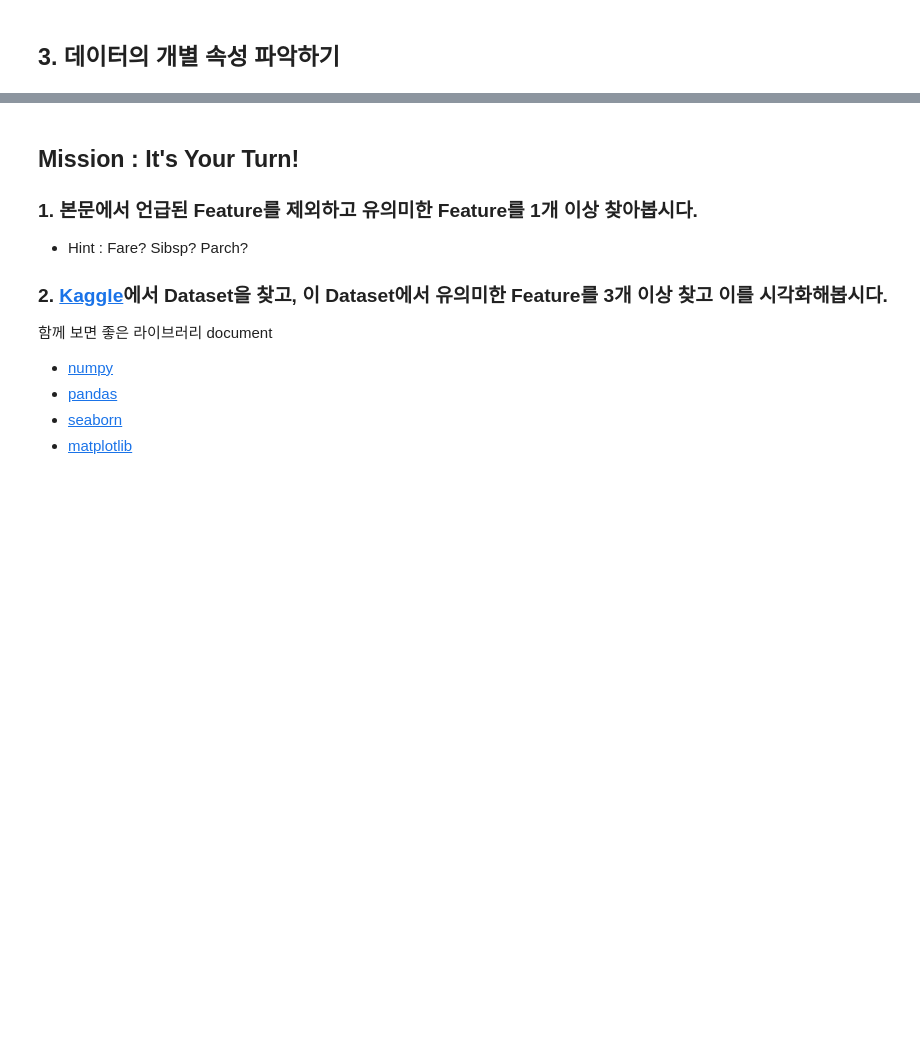
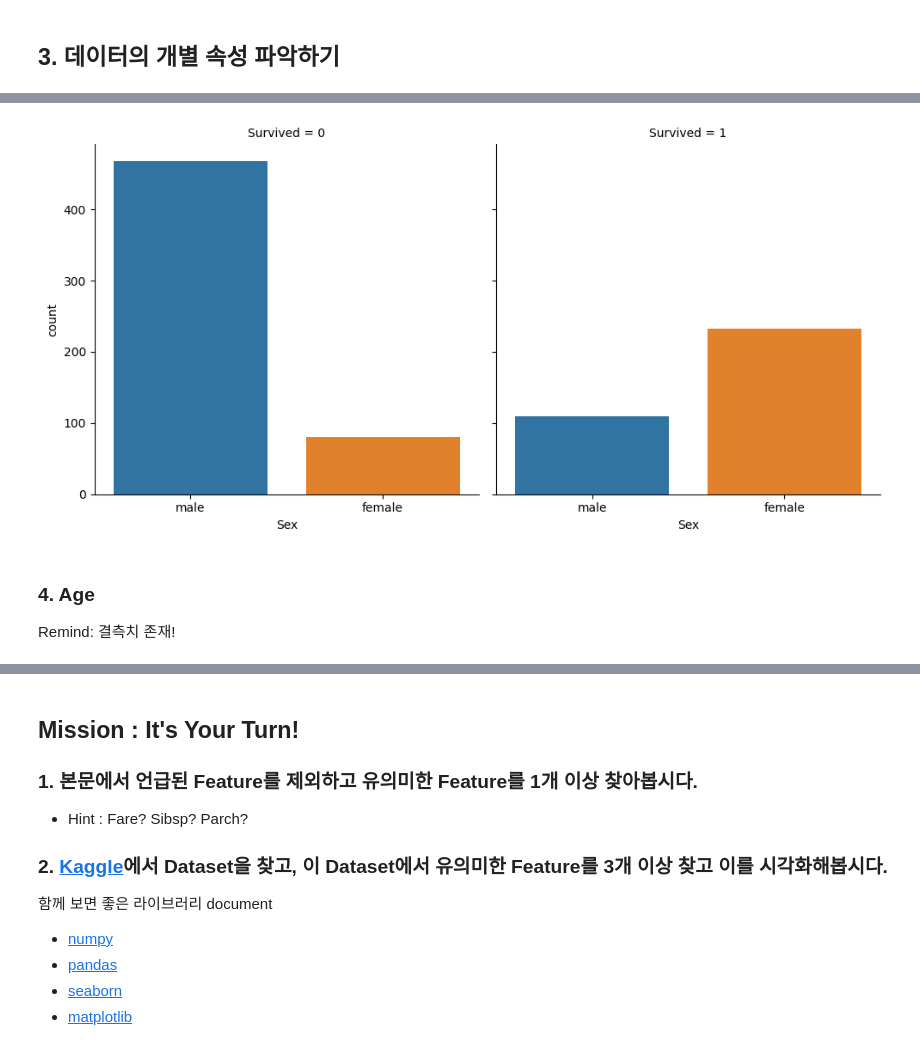
Before and after one commit to dhepem/AI, a Jupyter notebook: [KDT] 인공지능 4주차 실습/4. EDA.ipynb, the cells around one changed output, grey strips where cells are left out. Cells and saved outputs as stored; diff of their text form; code cells hidden in the pictures; blank space fills up the shorter version.

```diff
--- a/[KDT] 인공지능 4주차 실습/4. EDA.ipynb
+++ b/[KDT] 인공지능 4주차 실습/4. EDA.ipynb
@@ -17,0 +180,10 @@
+# %%
+# sns.catplot
+
+sns.catplot(x='Sex', col='Survived', kind='count', data=titanic_df)
+plt.show()
+# %% [output]
+[figure, added]
+# %% [markdown]
+### 4. Age
+Remind: 결측치 존재!
```
Also changed, not shown: parts of 24 cells of this notebook, 8 other files.
